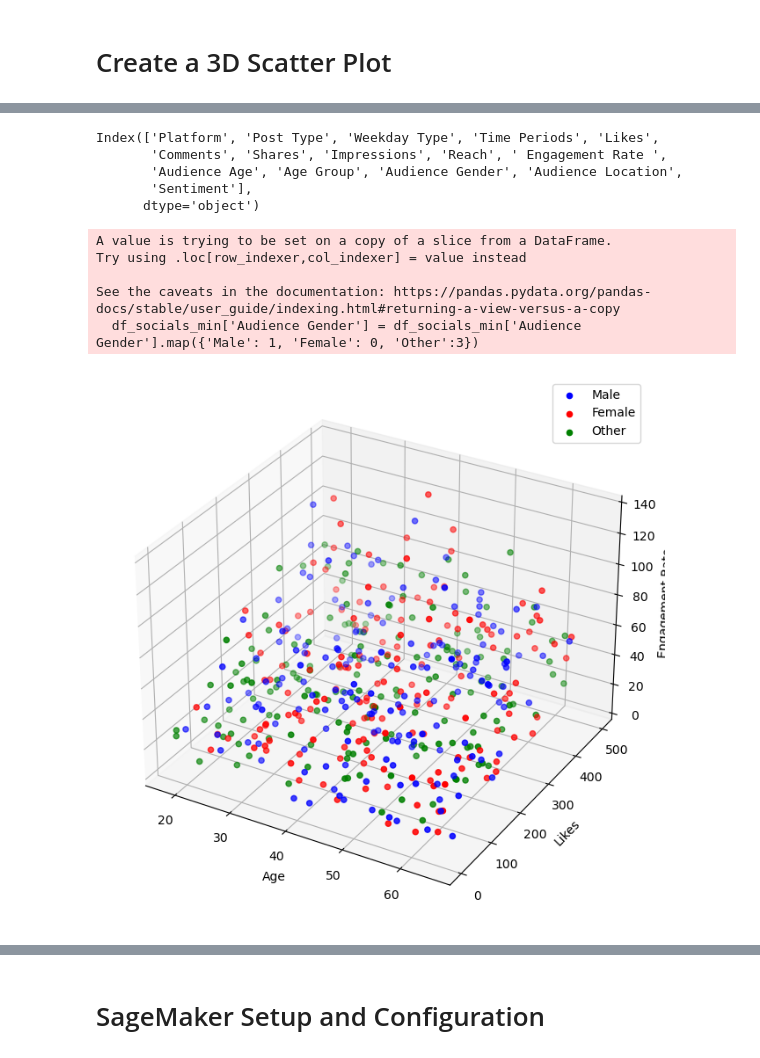
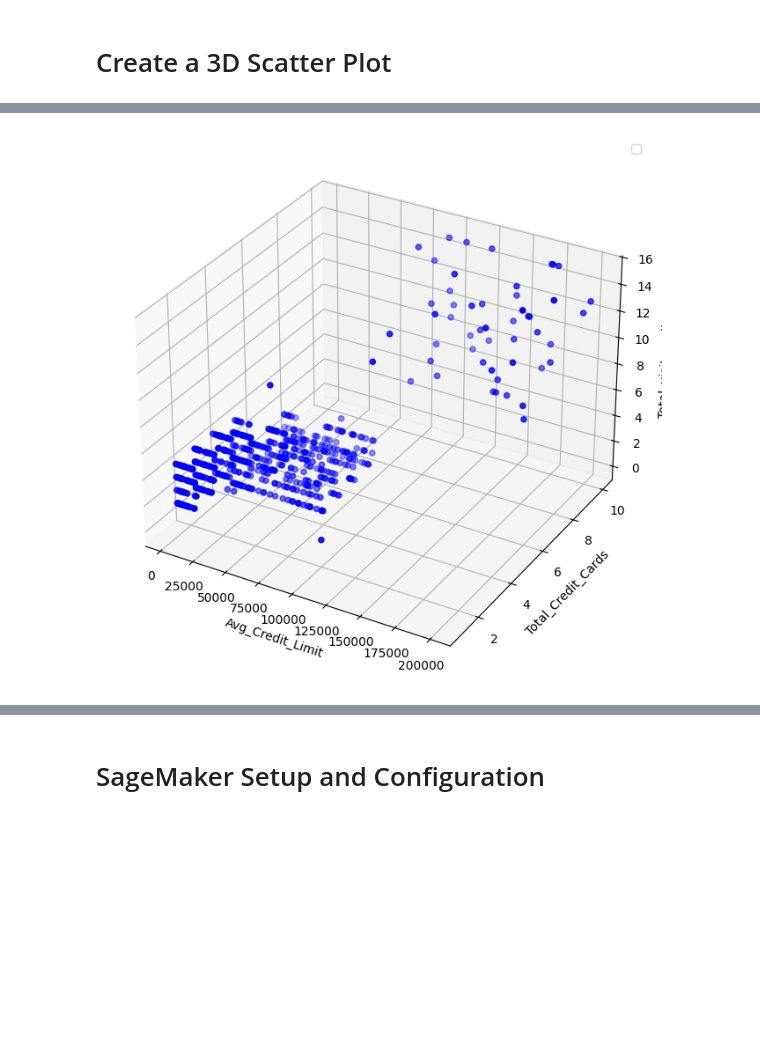
Before and after one commit to sunyshore/knn, a Jupyter notebook: knn_working.ipynb, the cells around one changed output, grey strips where cells are left out. Saved outputs shown, nothing was run; the diff lists cells and outputs as text; code cells hidden in the pictures; blank space fills up the shorter version.

```diff
--- a/knn_working.ipynb
+++ b/knn_working.ipynb
@@ -53,6 +53,6 @@ sage_on = False
 # Step 1: Load the Dataset
 # Load the mall customers dataset from a CSV file into a Pandas DataFrame.
 # This allows for easy data manipulation and analysis.
-df_socials = pd.read_csv('datasets/gooddata.csv')
-df_socials.head()
+df_cc = pd.read_csv('credit_card_customer_data.csv')
+df_cc.head()
 # %% [output]
@@ -201,59 +158,37 @@ See the caveats in the documentation: https://pandas.pydata.org/pandas-docs/stab
 # %%
 # Import the required libraries for data visualization
-df_socials_min = df_socials.iloc[:500]
-df_socials_min['Audience Gender'] = df_socials_min['Audience Gender'].map({'Male': 1, 'Female': 0, 'Other':3})
-print(df_socials_min.columns)
 
-x_axis = 'Audience Age'
-y_axis = 'Comments'
-z_axis = ' Engagement Rate '
+
+x_axis = 'Avg_Credit_Limit'
+y_axis = 'Total_Credit_Cards'
+z_axis = 'Total_visits_online'
 
 # Step 1: Create a 3D scatter plot
 # Initialize a figure with a specific size for the 3D scatter plot.
 fig = plt.figure(figsize=(10, 8))
 
 # Add a 3D subplot to the figure
 # '111' indicates 1x1 grid, first subplot. 'projection='3d'' is used to create a 3D projection.
 ax = fig.add_subplot(111, projection='3d')
 
 # Step 2: Plot data points, colored by gender
 # Scatter plot for male customers in blue
 # Filters the DataFrame for male customers and plots their age, annual income, and spending score.
-ax.scatter(df_socials_min[df_socials_min['Audience Gender'] == 1][x_axis],
-           df_socials_min[df_socials_min['Audience Gender'] == 1][y_axis],
-           df_socials_min[df_socials_min['Audience Gender'] == 1][z_axis],
-           c='blue', label='Male')
+ax.scatter(df_cc['Avg_Credit_Limit'],
+           df_cc['Total_Credit_Cards'],
+           df_cc['Total_visits_bank'],
+           c='blue')
 
-# Scatter plot for female customers in red
-# Filters the DataFrame for female customers and plots their age, annual income, and spending score.
-ax.scatter(df_socials_min[df_socials_min['Audience Gender'] == 0][x_axis],
-           df_socials_min[df_socials_min['Audience Gender'] == 0][y_axis],
-           df_socials_min[df_socials_min['Audience Gender'] == 0][z_axis],
-           c='red', label='Female')
-
-ax.scatter(df_socials_min[df_socials_min['Audience Gender'] == 3][x_axis],
-           df_socials_min[df_socials_min['Audience Gender'] == 3][y_axis],
-           df_socials_min[df_socials_min['Audience Gender'] == 3][z_axis],
-           c='green', label='Other')
+#
 
 # Step 3: Set labels and legend
 # Adding axis labels and a legend to make the plot more informative.
-ax.set_xlabel('Age')
-ax.set_ylabel('Likes')
-ax.set_zlabel('Engagement Rate')
-ax.legend()
+ax.set_xlabel(x_axis)
+ax.set_ylabel(y_axis)
+ax.set_zlabel(z_axis)
+#ax.legend()
 
 # Display the plot
 plt.show()
 # %% [output]
-Index(['Platform', 'Post Type', 'Weekday Type', 'Time Periods', 'Likes',
-       'Comments', 'Shares', 'Impressions', 'Reach', ' Engagement Rate ',
-       'Audience Age', 'Age Group', 'Audience Gender', 'Audience Location',
-       'Sentiment'],
-      dtype='object')
-A value is trying to be set on a copy of a slice from a DataFrame.
-Try using .loc[row_indexer,col_indexer] = value instead
-
-See the caveats in the documentation: https://pandas.pydata.org/pandas-docs/stable/user_guide/indexing.html#returning-a-view-versus-a-copy
-  df_socials_min['Audience Gender'] = df_socials_min['Audience Gender'].map({'Male': 1, 'Female': 0, 'Other':3})
-[figure, old version]
+[figure, new version]
```
Also changed, not shown: parts of 7 cells of this notebook.
